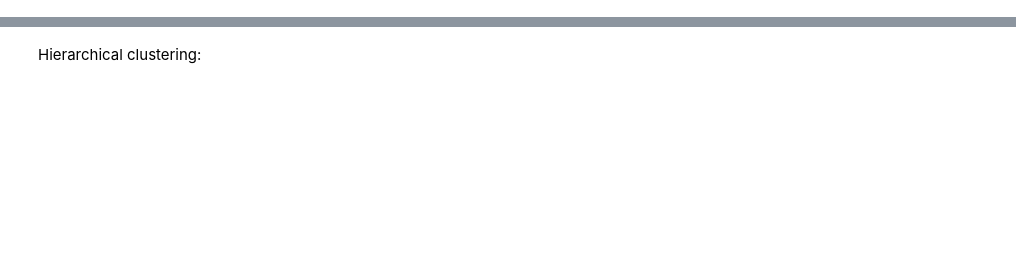
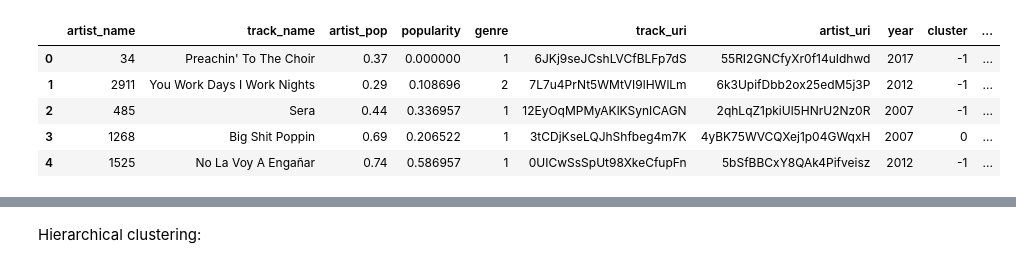
Before and after one commit to vitrag2003/Music-recommendation-system, a Jupyter notebook: Code/Dbscan_hierar.ipynb, the cells around one changed output, grey strips where cells are left out. Saved outputs shown, nothing was run; the diff lists cells and outputs as text; code cells hidden in the pictures; blank space fills up the shorter version.

```diff
--- a/Code/Dbscan_hierar.ipynb
+++ b/Code/Dbscan_hierar.ipynb
@@ -43,5 +43,14 @@ scaler = MinMaxScaler()
 # %%
 numerical_features = ['artist_pop', 'popularity']
 df[numerical_features] = scaler.fit_transform(df[numerical_features])
+# %%
+df.head()
+# %% [output]
+|  | artist_name | track_name | artist_pop | popularity | genre | track_uri | artist_uri | year | cluster | ... |
+| 0 | 34 | Preachin' To The Choir | 0.37 | 0.000000 | 1 | 6JKj9seJCshLVCfBLFp7dS | 55RI2GNCfyXr0f14uIdhwd | 2017 | -1 | ... |
+| 1 | 2911 | You Work Days I Work Nights | 0.29 | 0.108696 | 2 | 7L7u4PrNt5WMtVI9lHWlLm | 6k3UpifDbb2ox25edM5j3P | 2012 | -1 | ... |
+| 2 | 485 | Sera | 0.44 | 0.336957 | 1 | 12EyOqMPMyAKlKSynICAGN | 2qhLqZ1pkiUl5HNrU2Nz0R | 2007 | -1 | ... |
+| 3 | 1268 | Big Shit Poppin | 0.69 | 0.206522 | 1 | 3tCDjKseLQJhShfbeg4m7K | 4yBK75WVCQXej1p04GWqxH | 2007 | 0 | ... |
+| 4 | 1525 | No La Voy A Engañar | 0.74 | 0.586957 | 1 | 0UICwSsSpUt98XkeCfupFn | 5bSfBBCxY8QAk4Pifveisz | 2012 | -1 | ... |
 # %%
 from sklearn.cluster import DBSCAN
```
Also changed, not shown: parts of 10 cells of this notebook.
